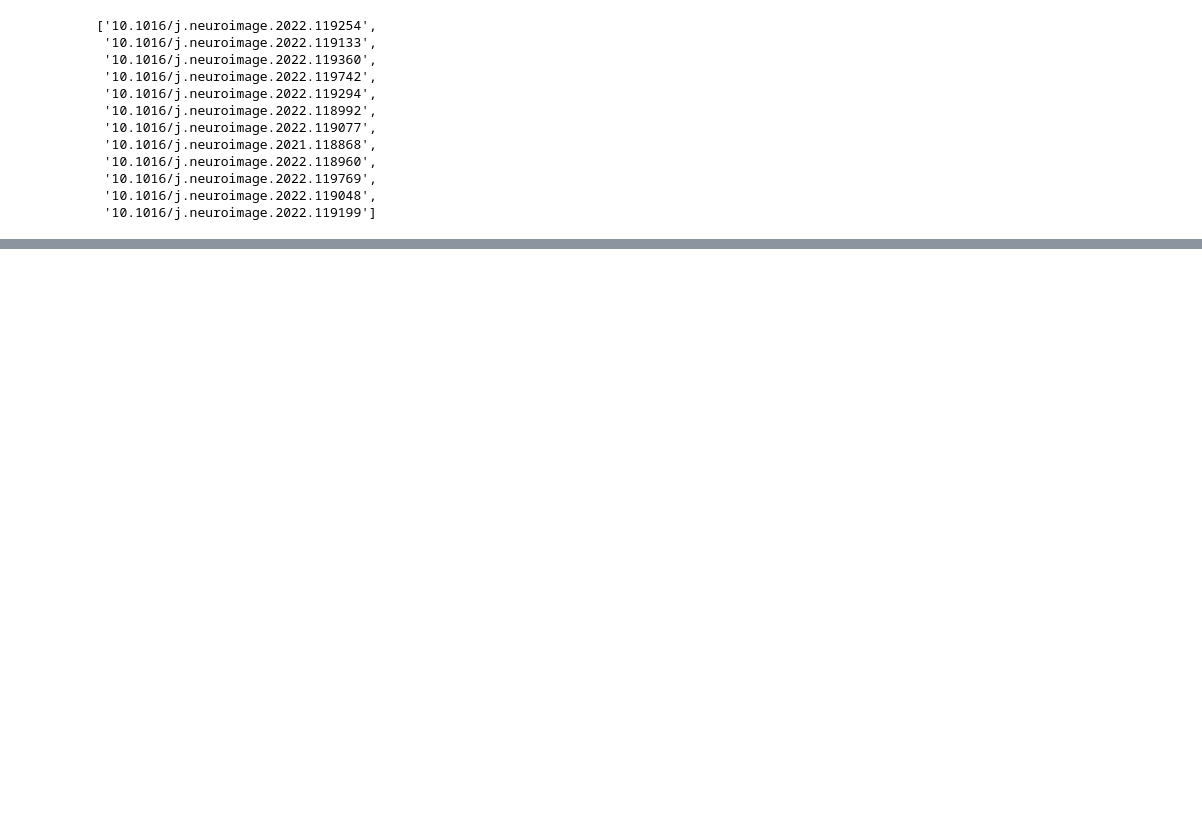
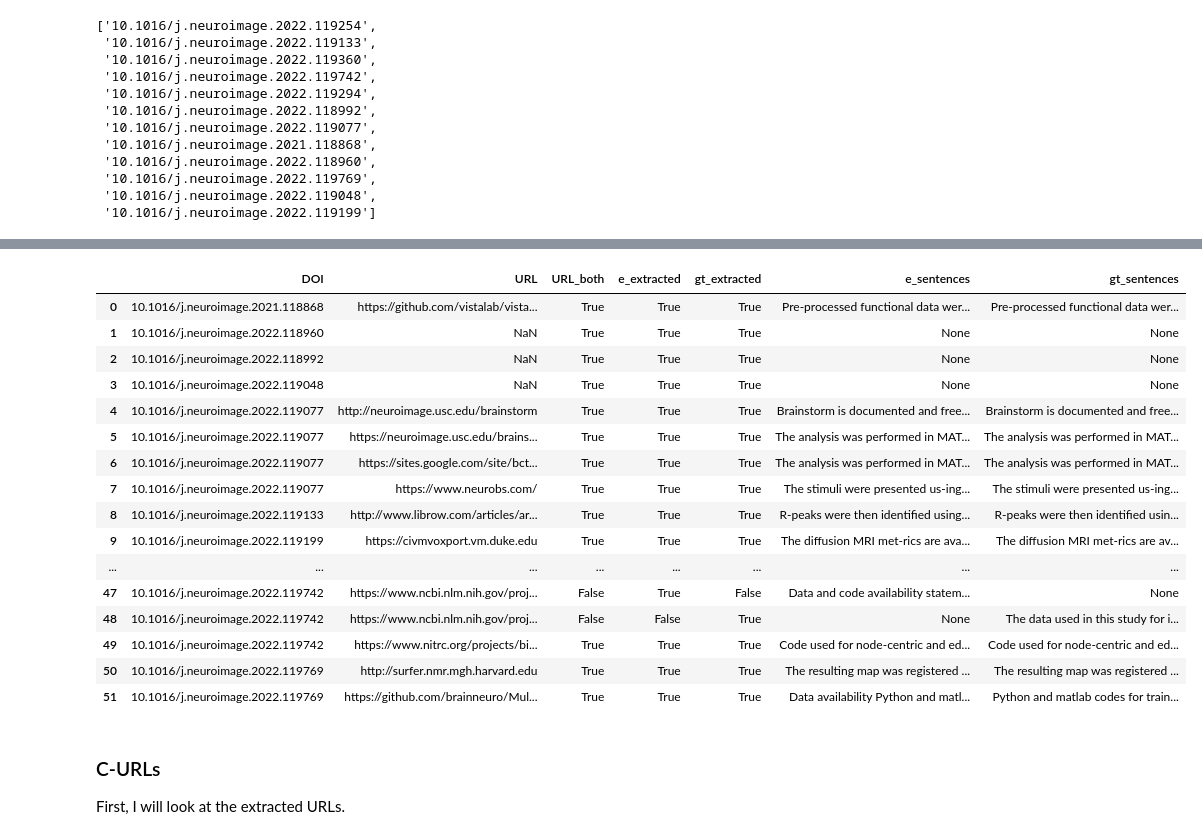
Before and after one commit to phantomloe/Thesis, a Jupyter notebook: Code/URL_extraction_QA.ipynb, the cells around one changed output, grey strips where cells are left out. Cells and saved outputs as stored; diff of their text form; code cells hidden in the pictures; blank space fills up the shorter version.

```diff
--- a/Code/URL_extraction_QA.ipynb
+++ b/Code/URL_extraction_QA.ipynb
@@ -117,0 +209,6 @@ We will extract the URLs and sentences together from 10.1016/j.neuroimage.2022.1
+# %%
+# Rename column in automatic_df to match column names from the manual extraction
+automatic_df.rename(columns={'Sentences': 'Sentence(s)'}, inplace=True)
+
+automatic_df['Sentence(s)'] = automatic_df['Sentence(s)'].str.strip('[]')
+automatic_df['Sentence(s)'] = automatic_df['Sentence(s)'].apply(clean_and_flatten)
@@ -117,0 +551,2 @@ We will extract the URLs and sentences together from 10.1016/j.neuroimage.2022.1
+# %%
+pd.set_option('display.max_colwidth', None)
@@ -117,0 +605,30 @@ We will extract the URLs and sentences together from 10.1016/j.neuroimage.2022.1
+# %%
+manual_df = pd.concat([manual_together, manual_gt], ignore_index=True)
+# %%
+results_c = compare_extractions(automatic_df, manual_df)
+results_c = results_c.sort_values(by=['DOI', 'URL'])
+results_c.reset_index(drop=True, inplace=True)
+# %%
+results_c
+# %% [output]
+|  | DOI | URL | URL_both | e_extracted | gt_extracted | e_sentences | gt_sentences |
+| 0 | 10.1016/j.neuroimage.2021.118868 | https://github.com/vistalab/vista... | True | True | True | Pre-processed functional data wer... | Pre-processed functional data wer... |
+| 1 | 10.1016/j.neuroimage.2022.118960 | NaN | True | True | True | None | None |
+| 2 | 10.1016/j.neuroimage.2022.118992 | NaN | True | True | True | None | None |
+| 3 | 10.1016/j.neuroimage.2022.119048 | NaN | True | True | True | None | None |
+| 4 | 10.1016/j.neuroimage.2022.119077 | http://neuroimage.usc.edu/brainstorm | True | True | True | Brainstorm is documented and free... | Brainstorm is documented and free... |
+| 5 | 10.1016/j.neuroimage.2022.119077 | https://neuroimage.usc.edu/brains... | True | True | True | The analysis was performed in MAT... | The analysis was performed in MAT... |
+| 6 | 10.1016/j.neuroimage.2022.119077 | https://sites.google.com/site/bct... | True | True | True | The analysis was performed in MAT... | The analysis was performed in MAT... |
+| 7 | 10.1016/j.neuroimage.2022.119077 | https://www.neurobs.com/ | True | True | True | The stimuli were presented us-ing... | The stimuli were presented us-ing... |
+| 8 | 10.1016/j.neuroimage.2022.119133 | http://www.librow.com/articles/ar... | True | True | True | R-peaks were then identiﬁed using... | R-peaks were then identified usin... |
+| 9 | 10.1016/j.neuroimage.2022.119199 | https://civmvoxport.vm.duke.edu | True | True | True | The diﬀusion MRI met-rics are ava... | The diffusion MRI met-rics are av... |
+| ... | ... | ... | ... | ... | ... | ... | ... |
+| 47 | 10.1016/j.neuroimage.2022.119742 | https://www.ncbi.nlm.nih.gov/proj... | False | True | False | Data and code availability statem... | None |
+| 48 | 10.1016/j.neuroimage.2022.119742 | https://www.ncbi.nlm.nih.gov/proj... | False | False | True | None | The data used in this study for i... |
+| 49 | 10.1016/j.neuroimage.2022.119742 | https://www.nitrc.org/projects/bi... | True | True | True | Code used for node-centric and ed... | Code used for node-centric and ed... |
+| 50 | 10.1016/j.neuroimage.2022.119769 | http://surfer.nmr.mgh.harvard.edu | True | True | True | The resulting map was registered ... | The resulting map was registered ... |
+| 51 | 10.1016/j.neuroimage.2022.119769 | https://github.com/brainneuro/Mul... | True | True | True | Data availability Python and matl... | Python and matlab codes for train... |
+# %% [markdown]
+<a name='curls'></a>
+### C-URLs
+First, I will look at the extracted URLs.
```
Also changed, not shown: parts of 63 cells of this notebook, 5 other files.
